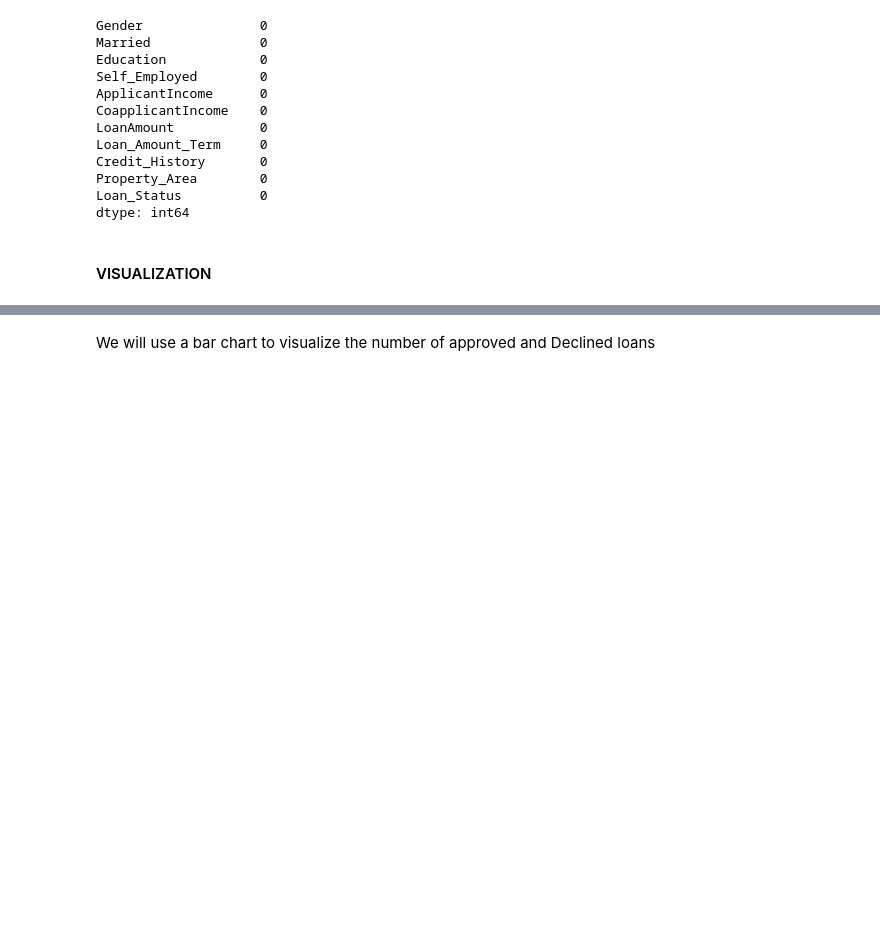
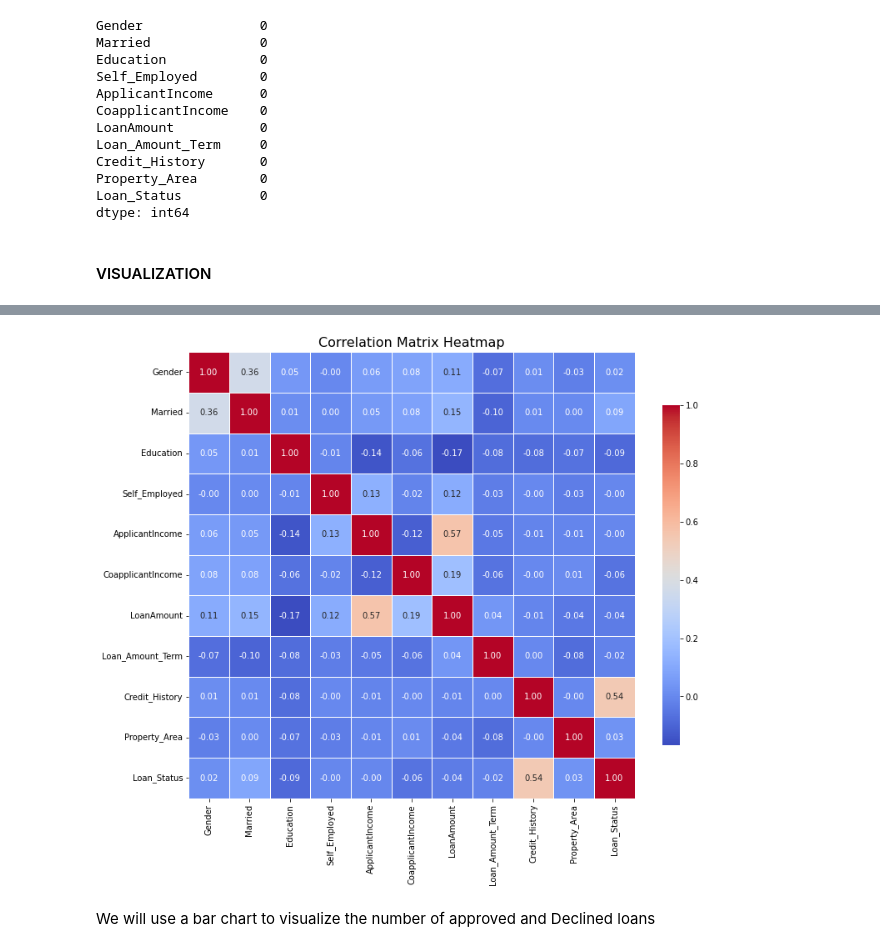
Before and after one commit to Affuya/LHL_CAPSTONE_JASPER, a Jupyter notebook: LHL_CAPSTONE_IPYNB.ipynb, the cells around one changed output, grey strips where cells are left out. Saved outputs shown, nothing was run; the diff lists cells and outputs as text; code cells hidden in the pictures; blank space fills up the shorter version.

```diff
--- a/LHL_CAPSTONE_IPYNB.ipynb
+++ b/LHL_CAPSTONE_IPYNB.ipynb
@@ -167,3 +185,21 @@ dtype: int64
+# %%
+# Display the correlation matrix
+# Set the size of the plot
+plt.figure(figsize=(12, 10))
+
+# Create a correlation matrix
+correlation_matrix = df.corr()
+
+# Customize the heatmap for better aesthetics
+sns.heatmap(correlation_matrix, annot=True, cmap='coolwarm', fmt=".2f", linewidths=.5, square=True, cbar_kws={"shrink": 0.75})
+
+# Set the title
+plt.title("Correlation Matrix Heatmap", fontsize=16)
+
+# Show the plot
+plt.show()
+# %% [output]
+[figure, added]
 # %% [markdown]
 We will use a bar chart to visualize the number of approved and Declined loans
 # %%
```
Also changed, not shown: parts of 20 cells of this notebook.
